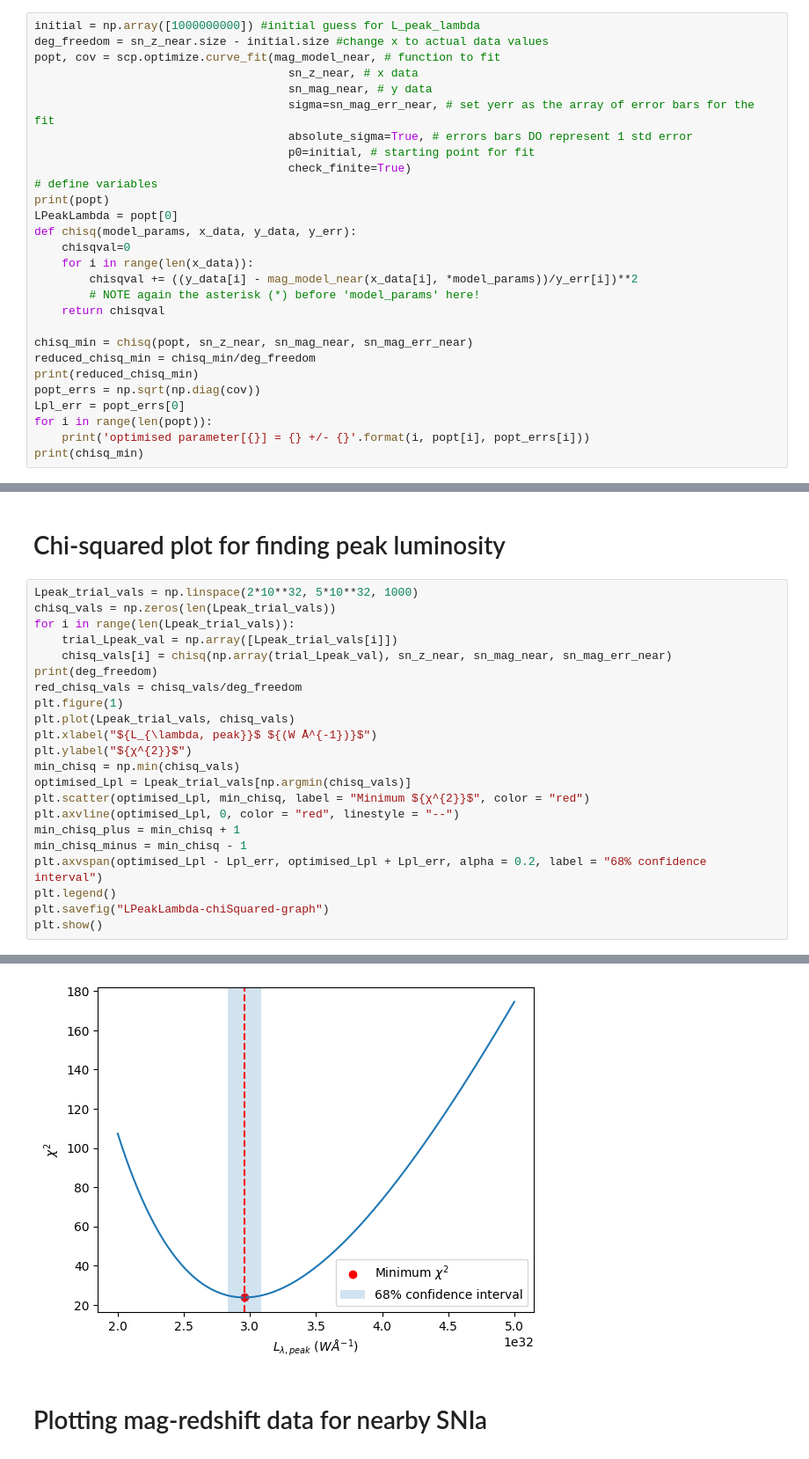
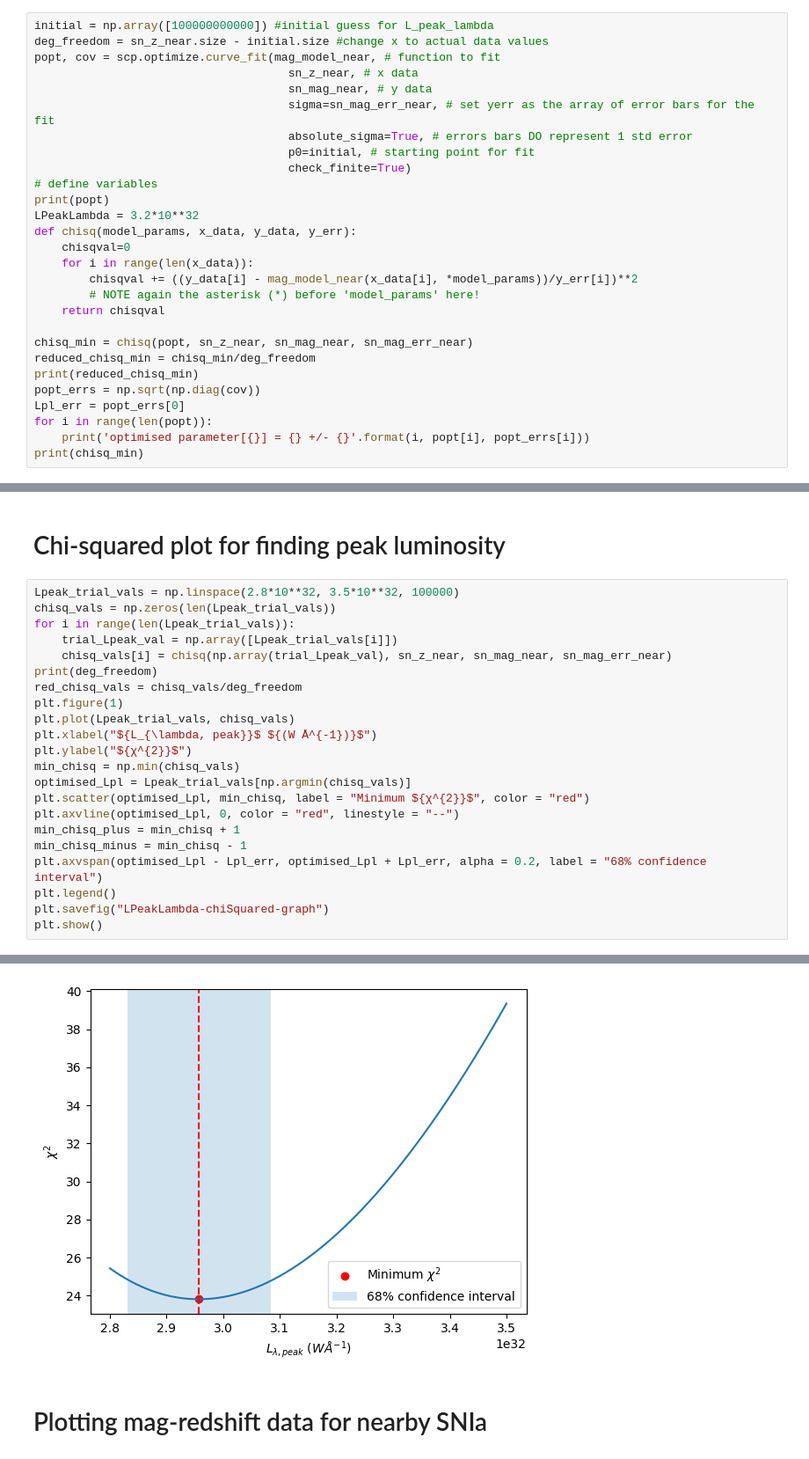
Before and after one commit to LightningMinion/Supernova-Cosmology, a Jupyter notebook: main-code.ipynb, the cells around one changed output, grey strips where cells are left out. Shown: that part at 88% size. Drawn from its saved outputs; the diff is of its cells as text.

```diff
--- a/main-code.ipynb
+++ b/main-code.ipynb
@@ -37,7 +37,7 @@ def mag_model_near(z, *Lpl):
 # %% [markdown]
 # Chi squared mininimisation to find peak luminosity
 # %%
-initial = np.array([1000000000]) #initial guess for L_peak_lambda
+initial = np.array([100000000000]) #initial guess for L_peak_lambda
 deg_freedom = sn_z_near.size - initial.size #change x to actual data values
 popt, cov = scp.optimize.curve_fit(mag_model_near, # function to fit
                                      sn_z_near, # x data
@@ -48,7 +48,7 @@ popt, cov = scp.optimize.curve_fit(mag_model_near, # function to fit
                                      check_finite=True)
 # define variables
 print(popt)
-LPeakLambda = popt[0]
+LPeakLambda = 3.2*10**32
 def chisq(model_params, x_data, y_data, y_err):
     chisqval=0
     for i in range(len(x_data)):
@@ -72,30 +72,30 @@ optimised parameter[0] = 2.9568069214936652e+32 +/- 1.2650797448988194e+31
 # %% [markdown]
 # Chi-squared plot for finding peak luminosity
 # %%
-Lpeak_trial_vals = np.linspace(2*10**32, 5*10**32, 1000)
+Lpeak_trial_vals = np.linspace(2.8*10**32, 3.5*10**32, 100000)
 chisq_vals = np.zeros(len(Lpeak_trial_vals))
 for i in range(len(Lpeak_trial_vals)):
     trial_Lpeak_val = np.array([Lpeak_trial_vals[i]])
     chisq_vals[i] = chisq(np.array(trial_Lpeak_val), sn_z_near, sn_mag_near, sn_mag_err_near)
 print(deg_freedom)
 red_chisq_vals = chisq_vals/deg_freedom
 plt.figure(1)
 plt.plot(Lpeak_trial_vals, chisq_vals)
 plt.xlabel("${L_{\lambda, peak}}$ ${(W Å^{-1})}$")
 plt.ylabel("${χ^{2}}$")
 min_chisq = np.min(chisq_vals)
 optimised_Lpl = Lpeak_trial_vals[np.argmin(chisq_vals)]
 plt.scatter(optimised_Lpl, min_chisq, label = "Minimum ${χ^{2}}$", color = "red")
 plt.axvline(optimised_Lpl, 0, color = "red", linestyle = "--")
 min_chisq_plus = min_chisq + 1
 min_chisq_minus = min_chisq - 1
 plt.axvspan(optimised_Lpl - Lpl_err, optimised_Lpl + Lpl_err, alpha = 0.2, label = "68% confidence interval")
 plt.legend()
 plt.savefig("LPeakLambda-chiSquared-graph")
 plt.show()
 # %% [output]
 17
-[figure, old version]
+[figure, new version]
 # %% [markdown]
 # Plotting mag-redshift data for nearby SNIa
 # %%
```
Also changed, not shown: parts of 5 cells of this notebook, 1 other file.
